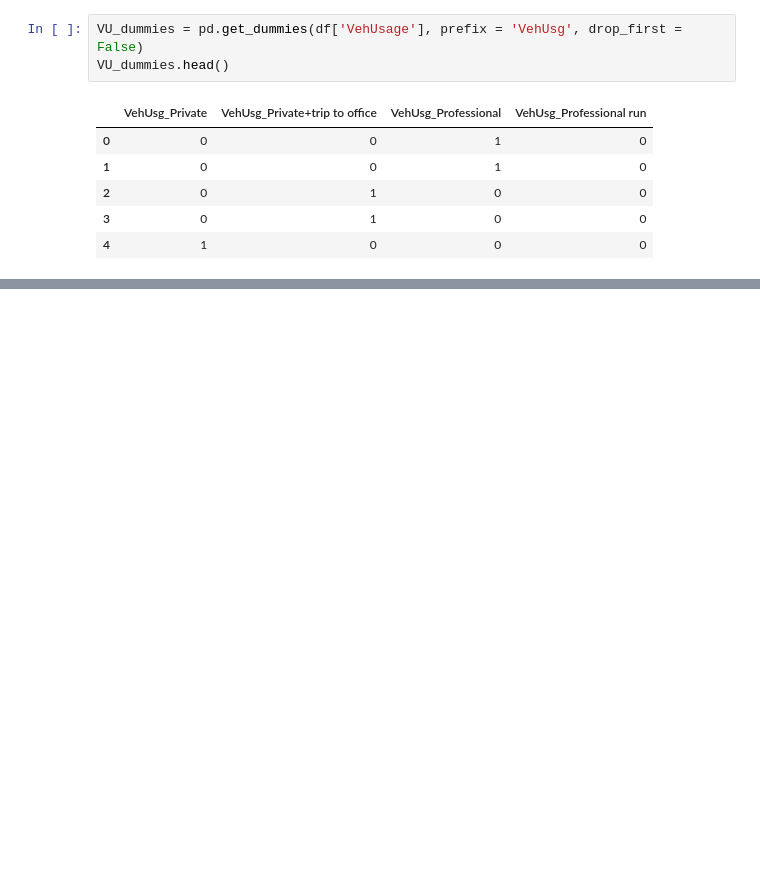
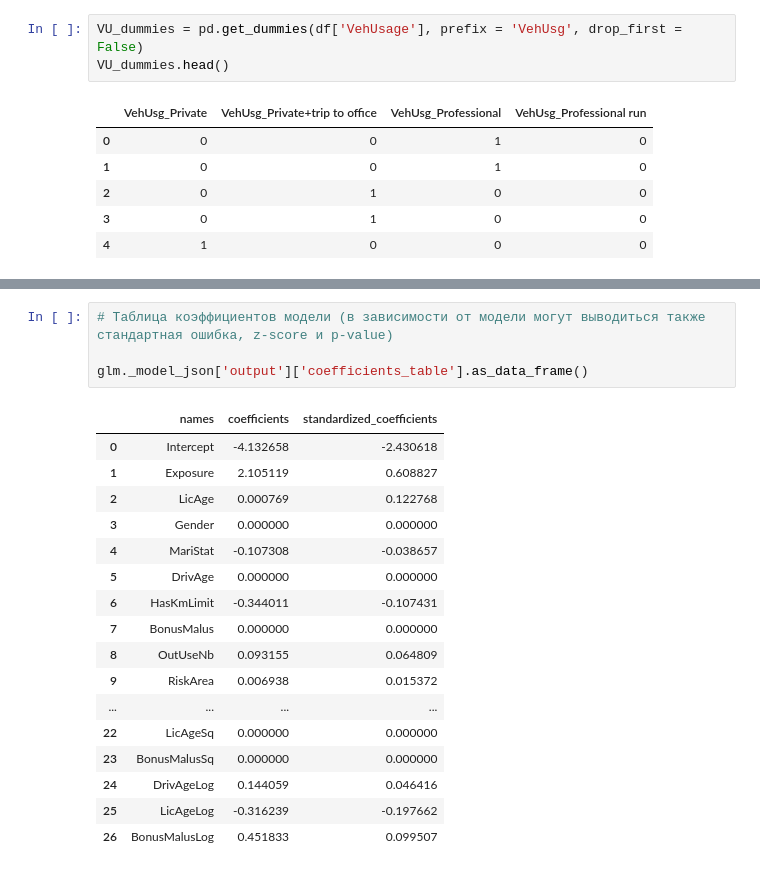
Before and after one commit to WhiteAndBlackFox/MLinBusiness, a Jupyter notebook: Lessons 7/Lessons7.ipynb, the cells around one changed output, grey strips where cells are left out. Saved outputs shown, nothing was run; the diff lists cells and outputs as text; blank space fills up the shorter version.

```diff
--- a/Lessons 7/Lessons7.ipynb
+++ b/Lessons 7/Lessons7.ipynb
@@ -102,0 +207,22 @@ pd.DataFrame(df.SocioCateg.value_counts().sort_values()).rename({'SocioCateg': '
+# %%
+# Таблица коэффициентов модели (в зависимости от модели могут выводиться также стандартная ошибка, z-score и p-value)
+
+glm._model_json['output']['coefficients_table'].as_data_frame()
+# %% [output]
+|  | names | coefficients | standardized_coefficients |
+| 0 | Intercept | -4.132658 | -2.430618 |
+| 1 | Exposure | 2.105119 | 0.608827 |
+| 2 | LicAge | 0.000769 | 0.122768 |
+| 3 | Gender | 0.000000 | 0.000000 |
+| 4 | MariStat | -0.107308 | -0.038657 |
+| 5 | DrivAge | 0.000000 | 0.000000 |
+| 6 | HasKmLimit | -0.344011 | -0.107431 |
+| 7 | BonusMalus | 0.000000 | 0.000000 |
+| 8 | OutUseNb | 0.093155 | 0.064809 |
+| 9 | RiskArea | 0.006938 | 0.015372 |
+| ... | ... | ... | ... |
+| 22 | LicAgeSq | 0.000000 | 0.000000 |
+| 23 | BonusMalusSq | 0.000000 | 0.000000 |
+| 24 | DrivAgeLog | 0.144059 | 0.046416 |
+| 25 | LicAgeLog | -0.316239 | -0.197662 |
+| 26 | BonusMalusLog | 0.451833 | 0.099507 |
```
Also changed, not shown: parts of 19 cells of this notebook.
